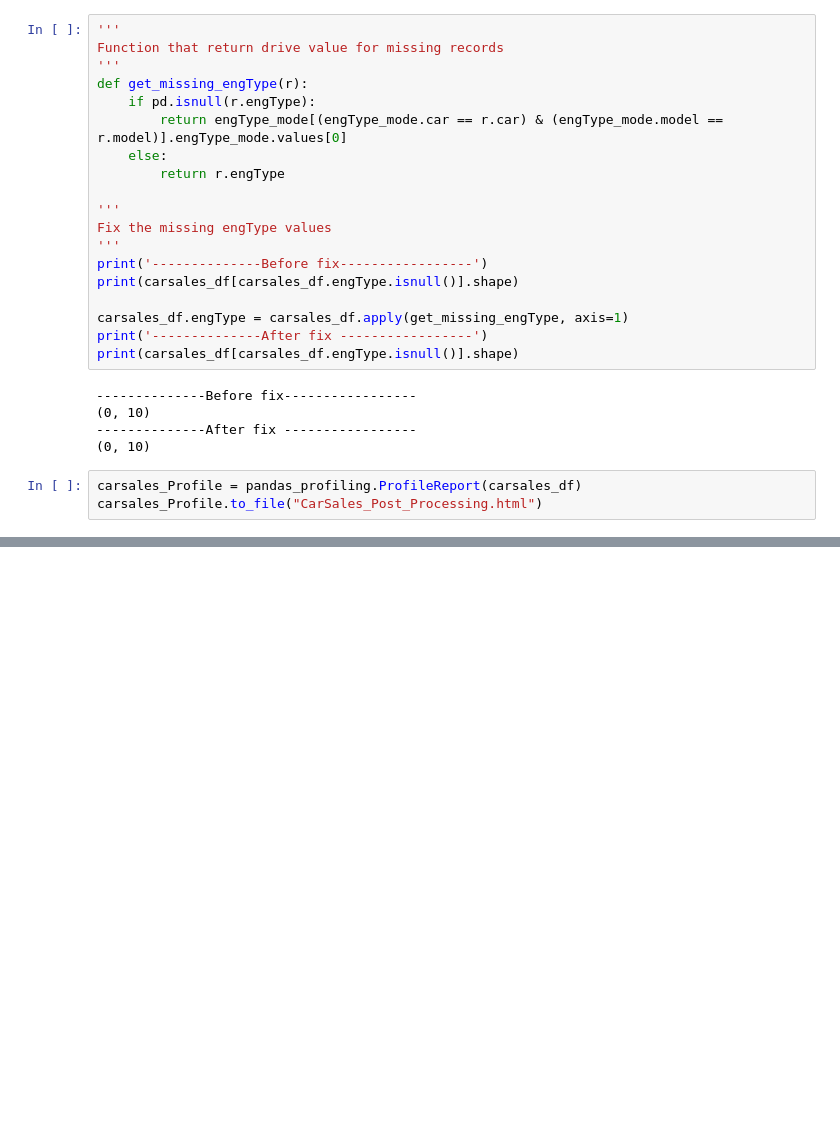
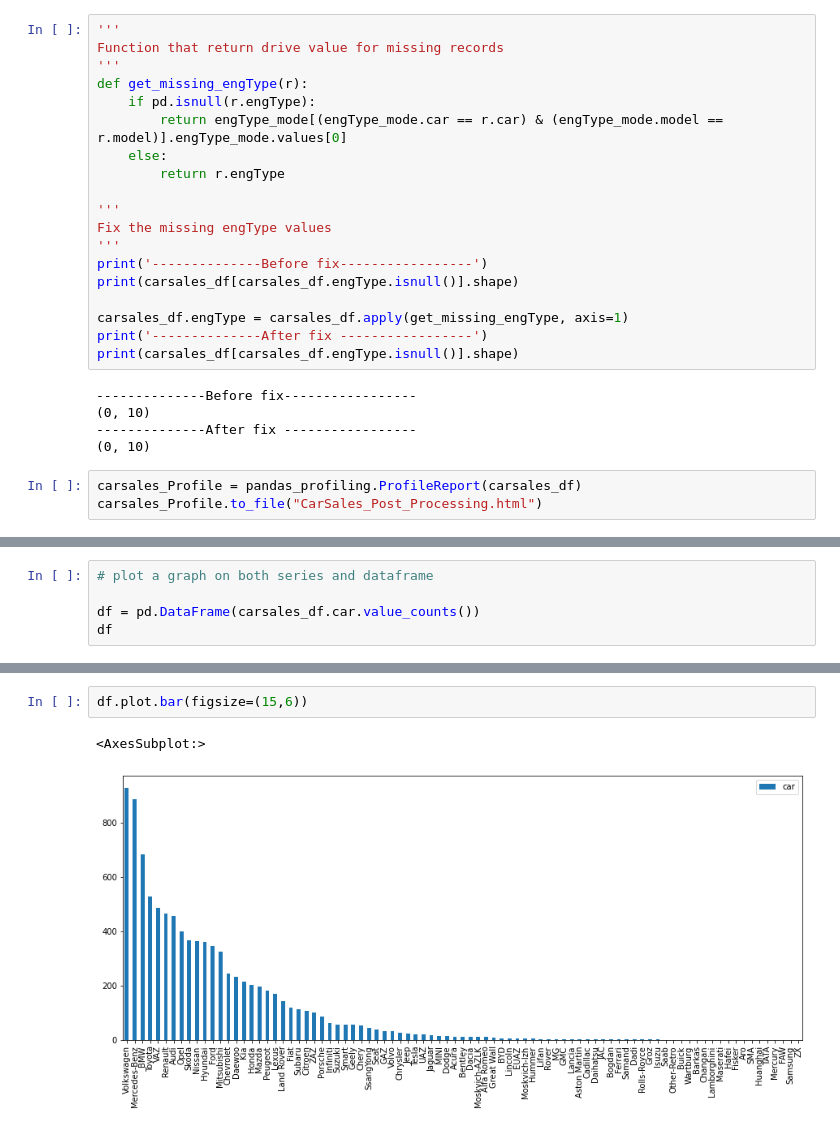
Before and after one commit to yoganandaraol/EDA_CarSales, a Jupyter notebook: EDA_CarSales_Project.ipynb, the cells around one changed output, grey strips where cells are left out. Drawn from its saved outputs; the diff is of its cells as text; blank space fills up the shorter version.

```diff
--- a/EDA_CarSales_Project.ipynb
+++ b/EDA_CarSales_Project.ipynb
@@ -429,0 +492,5 @@ carsales_Profile.to_file("CarSales_Post_Processing.html")
+# %%
+# plot a graph on both series and dataframe
+
+df = pd.DataFrame(carsales_df.car.value_counts())
+df
@@ -429,0 +511,5 @@ carsales_Profile.to_file("CarSales_Post_Processing.html")
+# %%
+df.plot.bar(figsize=(15,6))
+# %% [output]
+<AxesSubplot:>
+[figure, added]
```
Also changed, not shown: parts of 33 cells of this notebook.
